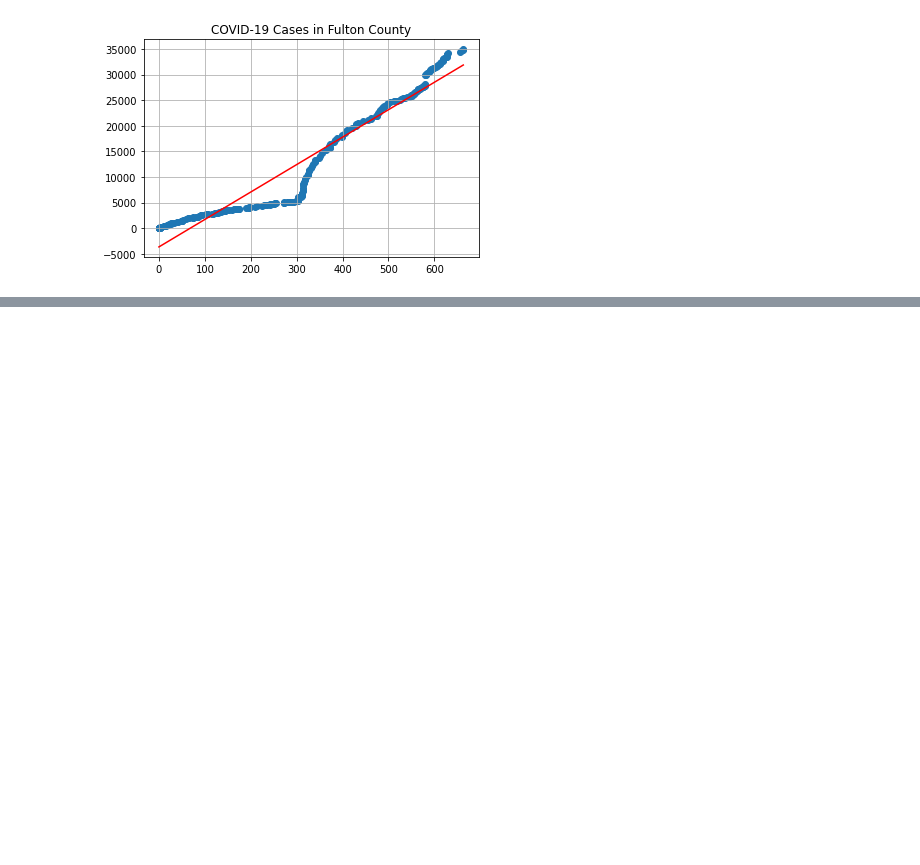
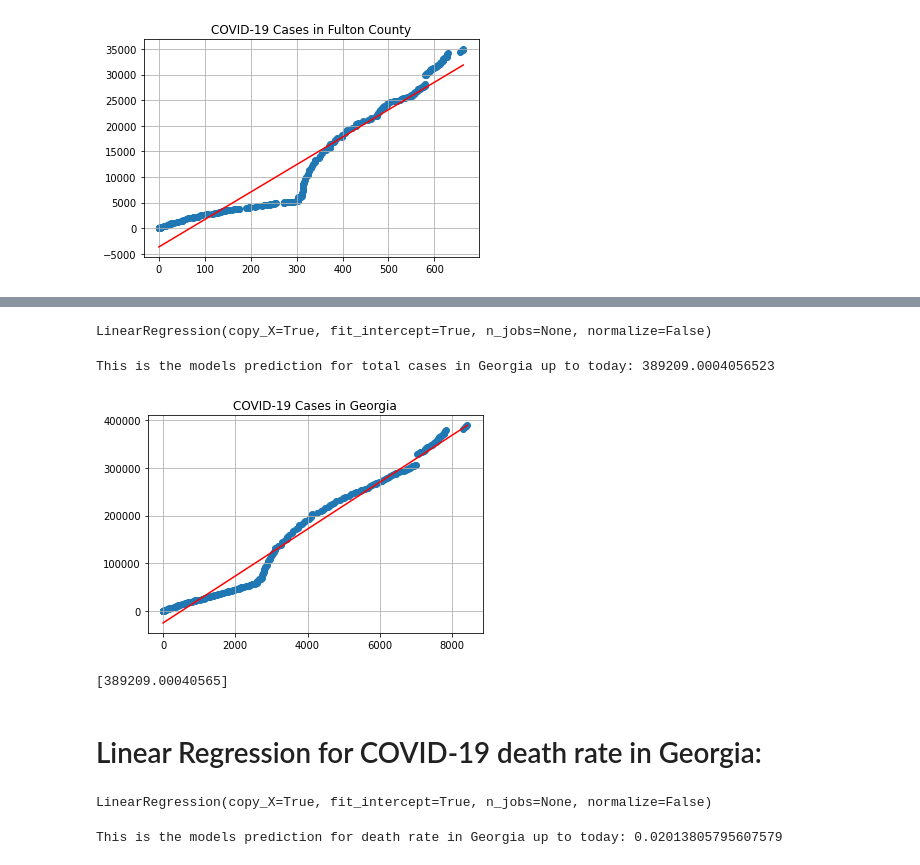
Before and after one commit to hectorsantiago5/SC20_covid_projection, a Jupyter notebook: covid_projection.ipynb, the cells around one changed output, grey strips where cells are left out. Drawn from its saved outputs; the diff is of its cells as text; code cells hidden in the pictures; blank space fills up the shorter version.

```diff
--- a/covid_projection.ipynb
+++ b/covid_projection.ipynb
@@ -226,0 +288,24 @@ plt.show()
+# %%
+linreg4.fit(x4,y4)
+# %% [output]
+LinearRegression(copy_X=True, fit_intercept=True, n_jobs=None, normalize=False)
+# %%
+y_pred4 = linreg4.predict(x4)
+print('This is the models prediction for total cases in Georgia up to today: ' + str(y_pred4[-1]))
+# %% [output]
+This is the models prediction for total cases in Georgia up to today: 389209.0004056523
+# %%
+plt.scatter(x4,y4)
+plt.title('COVID-19 Cases in Georgia')
+plt.grid()
+plt.plot(x4,y_pred4, color='red')
+plt.show()
+# %% [output]
+[figure, added]
+# %%
+equation4 = (linreg4.intercept_ + linreg4.coef_*(x4))
+print(equation4[-1])
+# %% [output]
+[389209.00040565]
+# %% [markdown]
+# Linear Regression for COVID-19 death rate in Georgia:
@@ -226,0 +319,9 @@ plt.show()
+# %%
+linreg5.fit(x5,y5)
+# %% [output]
+LinearRegression(copy_X=True, fit_intercept=True, n_jobs=None, normalize=False)
+# %%
+y_pred5 = linreg5.predict(x5)
+print('This is the models prediction for death rate in Georgia up to today: ' + str(y_pred5[-1]))
+# %% [output]
+This is the models prediction for death rate in Georgia up to today: 0.02013805795607579
```
Also changed, not shown: parts of 38 cells of this notebook, 1 other file.
